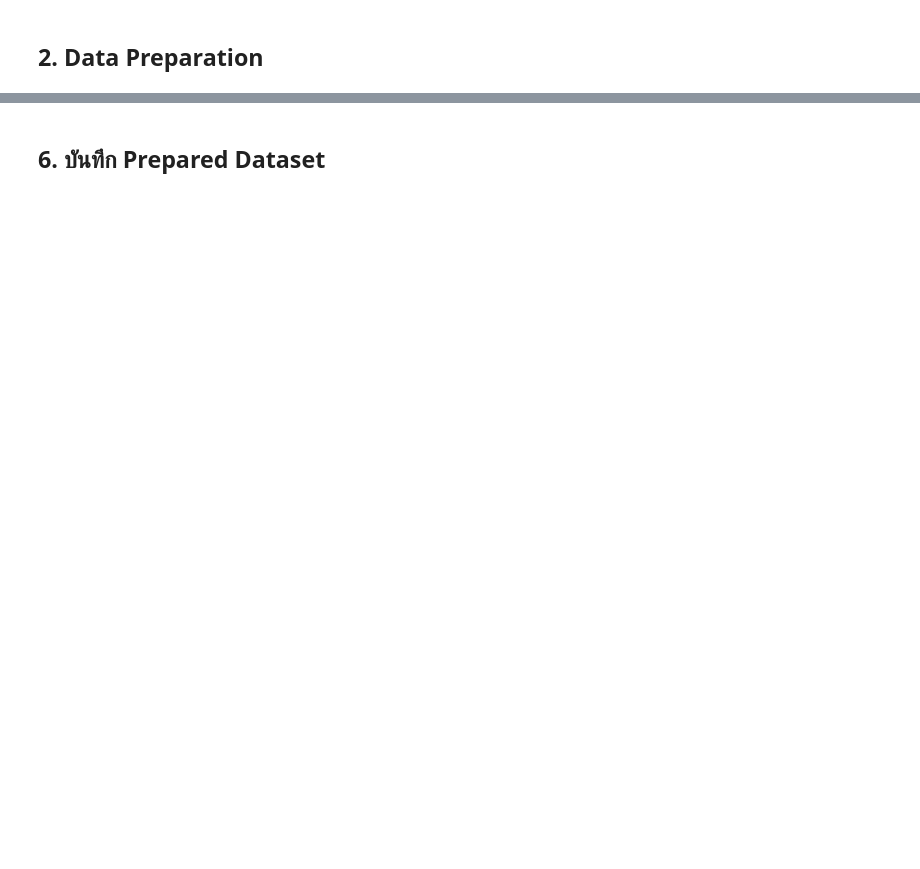
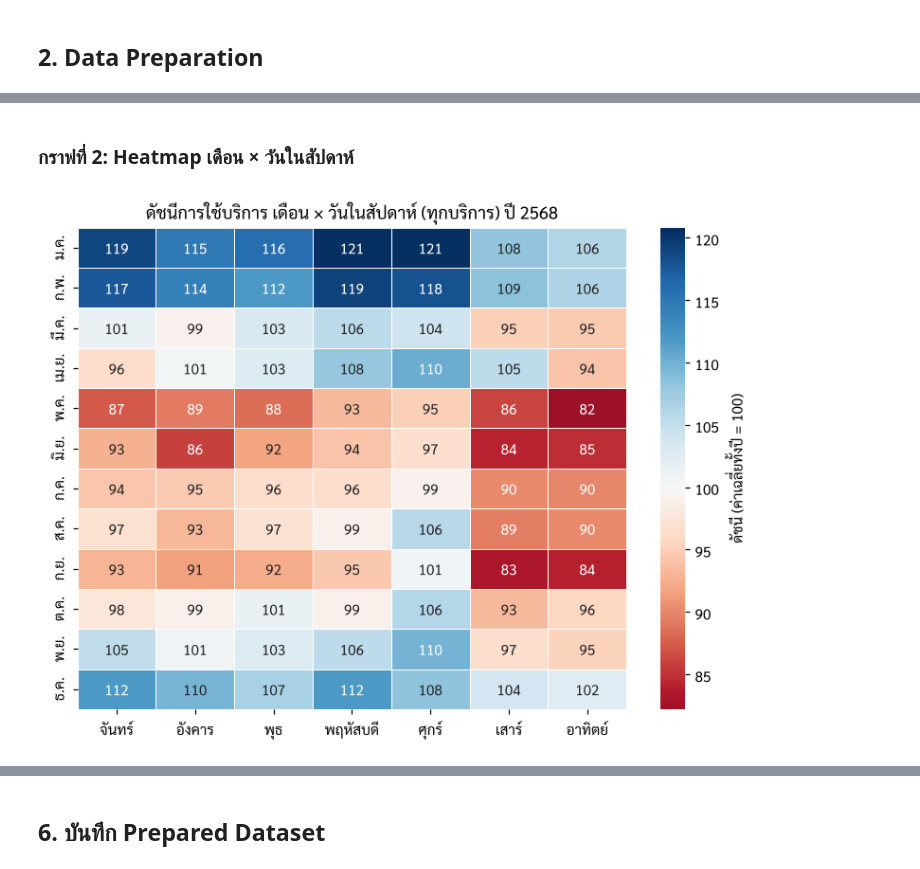
Before and after one commit to popongfm/AIE314-FinalProj_DataPrep-Mining, a Jupyter notebook: notebooks/02_q1_weekday_weekend.ipynb, the cells around one changed output, grey strips where cells are left out. Drawn from its saved outputs; the diff is of its cells as text; code cells hidden in the pictures; blank space fills up the shorter version.

```diff
--- a/notebooks/02_q1_weekday_weekend.ipynb
+++ b/notebooks/02_q1_weekday_weekend.ipynb
@@ -78,0 +134,7 @@ print("แถวที่ตัดเพราะค่าว่าง/ศูน
+# %% [markdown]
+### กราฟที่ 2: Heatmap เดือน × วันในสัปดาห์
+# %%
+fig = q1_weekday.plot_month_dow_heatmap(daily)
+plots.save_fig(fig, "q1_month_dow_heatmap"); plt.show()
+# %% [output]
+[figure, added]
```
Also changed, not shown: parts of 22 cells of this notebook, 23 other files.
